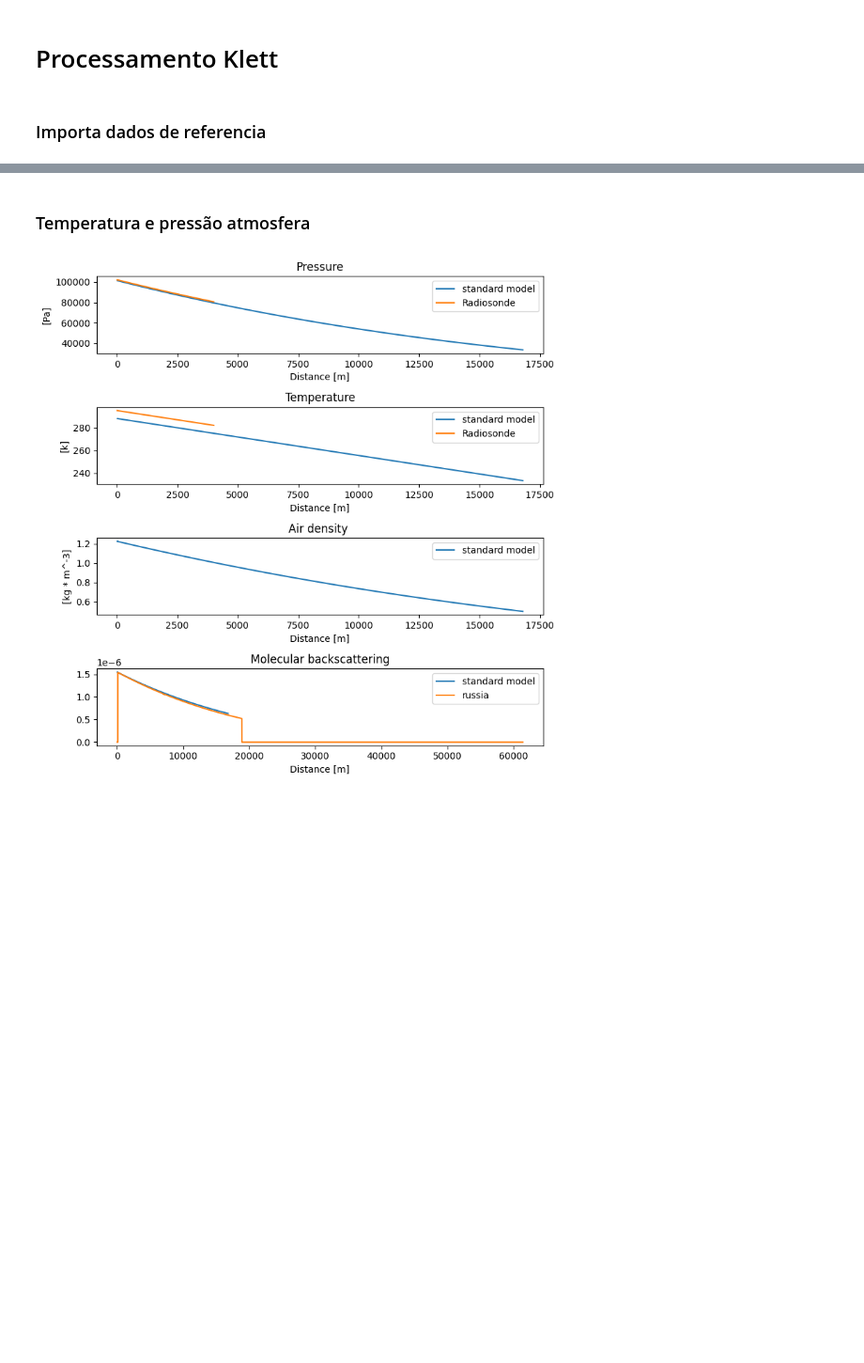
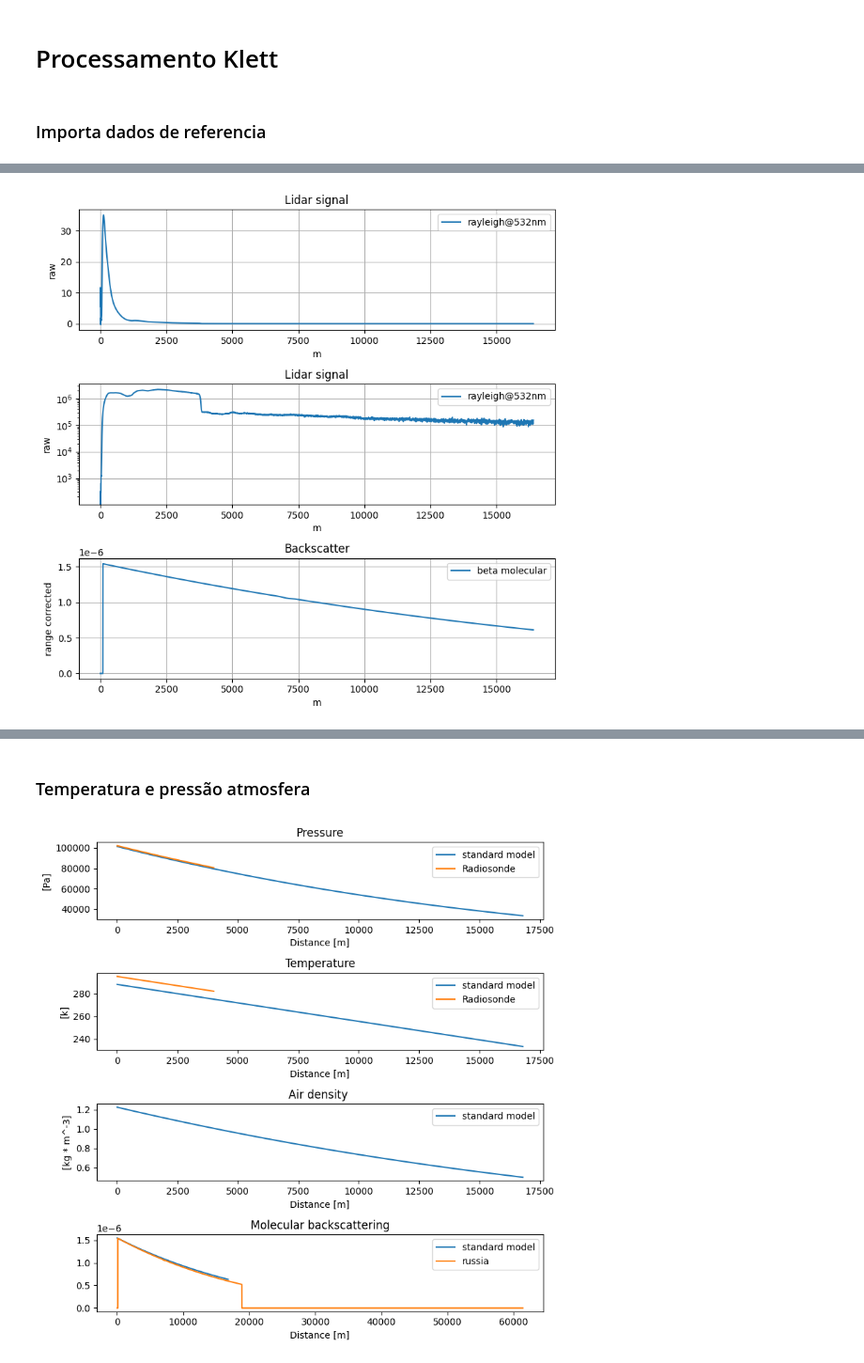
Before and after one commit to JairoRotava/lifa, a Jupyter notebook: notebooks/klett processing.ipynb, the cells around one changed output, grey strips where cells are left out. Shown at 94% size. Cells and saved outputs as stored; diff of their text form; code cells hidden in the pictures; blank space fills up the shorter version.

```diff
--- a/notebooks/klett processing.ipynb
+++ b/notebooks/klett processing.ipynb
@@ -50,0 +62,93 @@ rus_data
+# %%
+# Dados exemplo programa russos
+rus_data = pd.read_csv('./sample_data/raman/signal.txt', delimiter='\t')
+
+# subset
+rus_data = rus_data[:-12000]
+
+russia = {}
+russia['z'] = rus_data['H'].to_numpy()
+russia['rayleigh'] = rus_data['532_Anlg'].to_numpy()
+russia['rayleigh_lambda'] = 532
+russia['raman'] = rus_data['530_Anlg'].to_numpy()
+russia['raman_lambda'] = 530
+russia['molecular'] = rus_data['532_Anlg_Molec'].to_numpy()
+russia['molecular_backscatter'] = rus_data['MolecBack532_Anlg'].to_numpy()
+russia['molecular_extinction'] = rus_data['MolecExt532_Anlg'].to_numpy()
+russia['elevation_angle'] = 32
+
+# background subtraction
+min_bg = -1000
+max_bg = -1
+russia['rayleigh_bgc'], rayleigh_bg_mean, rayleigh_bg_std = pre.subtract_background(russia['rayleigh'], min_bg, max_bg)
+russia['raman_bgc'], raman_bg_mean, raman_bg_std = pre.subtract_background(russia['raman'], min_bg, max_bg)
+
+# Range correction
+russia['rayleigh_rc'] = pre.apply_range_correction(russia['rayleigh'], russia['z'])
+russia['raman_rc'] = pre.apply_range_correction(russia['raman'], russia['z'])
+
+
+# TODO: Preciso entender essa bagaca ainda
+russia['lidar_ratio'] = 50
+russia['index_reference'] = 1338    #1338*7,5=10.035 m
+russia['reference_range'] = 134     #134*7,5=1005 m
+russia['beta_aerosol_reference'] = 3E-8
+russia['bin_width'] = 3.75
+
+
+# Resultados klett
+russia_klett = pd.read_csv('./sample_data/raman/c532_Klett 532_.txt', delimiter='\t')
+russia['z_klett'] = russia_klett['H'].to_numpy()
+russia['klett_extinction'] = russia_klett['Ext'].to_numpy()
+russia['klett_backscatter'] = russia_klett['Back'].to_numpy()
+russia['klett_lidar_ratio'] = russia_klett['LR'].to_numpy()
+
+# Resultados Raman
+russia_raman = pd.read_csv('./sample_data/raman/c532_Raman 532_.txt', delimiter='\t')
+russia['z_raman'] = russia_raman['H'].to_numpy()
+russia['raman_extinction'] = russia_raman['Ext'].to_numpy()
+russia['raman_backscatter'] = russia_raman['Back'].to_numpy()
+russia['raman_lidar_ratio'] = russia_raman['LR'].to_numpy()
+
+
+
+
+# dados para comparacao
+#lidar_data['aerosol_backscatter']
+
+# Dados de entrada
+plt.figure(figsize=(8,8))
+plt.subplot(3,1,1)
+plt.plot(russia['z'], russia['rayleigh'], label='rayleigh@{}nm'.format(raymetrics['rayleigh_lambda']) )
+plt.title('Lidar signal')
+#plt.yscale('log')
+plt.legend(loc='upper right')
+plt.ylabel('raw')
+plt.xlabel('m')
+plt.grid(True)
+
+
+plt.subplot(3,1,2)
+plt.plot(russia['z'], russia['rayleigh_rc'], label='rayleigh@{}nm'.format(raymetrics['rayleigh_lambda']) )
+plt.title('Lidar signal')
+plt.yscale('log')
+plt.legend(loc='upper right')
+plt.ylabel('raw')
+plt.xlabel('m')
+plt.grid(True)
+
+plt.subplot(3,1,3)
+plt.plot(russia['z'], russia['molecular_backscatter'], label='beta molecular')
+#plt.plot(raymetrics['z'], raymetrics['aerosol_backscatter'], label='beta aerosol')
+#plt.plot(lidar_data['z'], lidar_data['raman_rc'], label='raman@{}nm'.format(lidar_data['raman_lambda']))
+plt.title('Backscatter')
+#plt.yscale('log')
+plt.legend(loc='upper right')
+plt.ylabel('range corrected')
+plt.xlabel('m')
+plt.grid(True)
+
+plt.tight_layout() # Adjusts subplot parameters for a tight layout
+plt.show()
+# %% [output]
+[figure, added]
```
Also changed, not shown: parts of 23 cells of this notebook, 1 other file.
